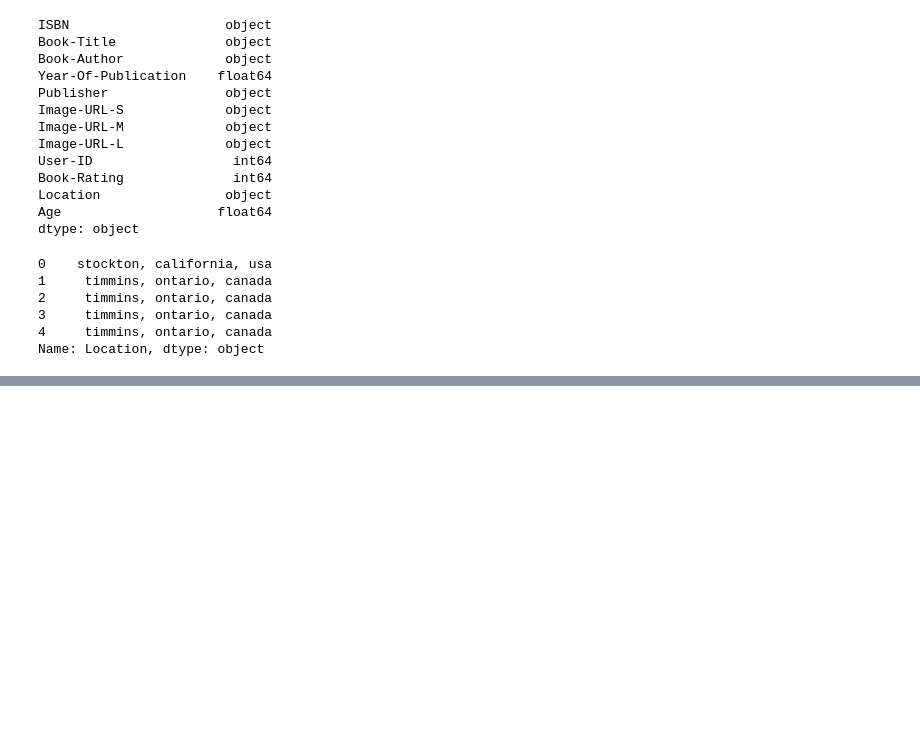
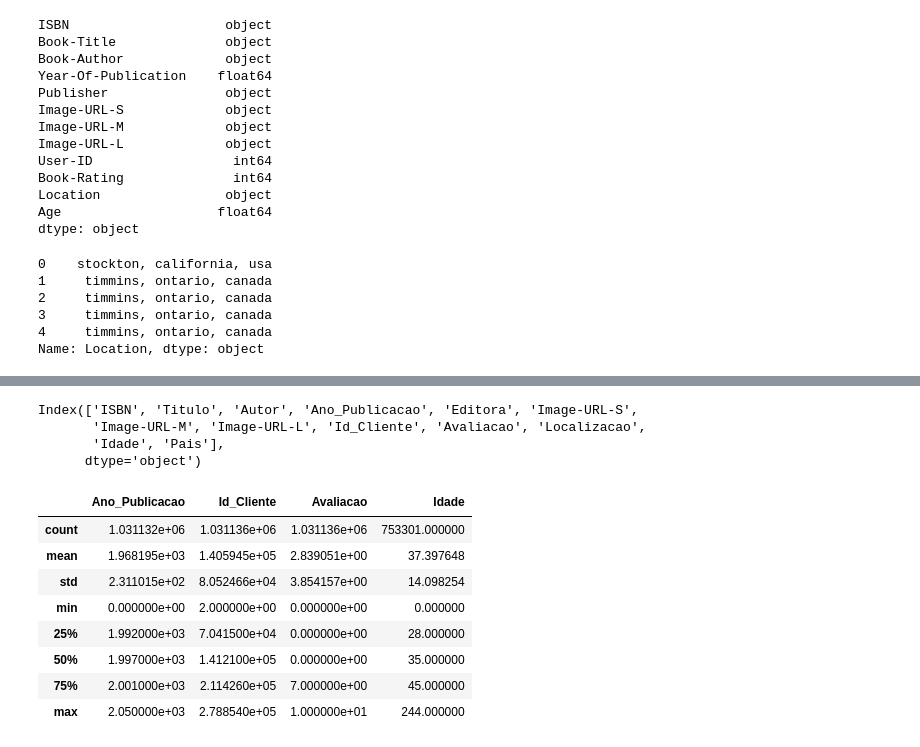
Before and after one commit to williansjaime/sistemaderecomendacaolivro, a Jupyter notebook: codigoRecomendacao.ipynb, the cells around one changed output, grey strips where cells are left out. Cells and saved outputs as stored; diff of their text form; code cells hidden in the pictures; blank space fills up the shorter version.

```diff
--- a/codigoRecomendacao.ipynb
+++ b/codigoRecomendacao.ipynb
@@ -209,0 +267,37 @@ Name: Location, dtype: object
+# %%
+# Unicos
+Tab_Cruzada.nunique()
+# Renomar as colunas
+Tab_Cruzada.rename(
+    columns={
+        'Book-Title' : 'Titulo',
+        'Book-Author' : 'Autor',
+        'Year-Of-Publication' : 'Ano_Publicacao',
+        'Publisher' : 'Editora',
+        'User-ID' :'Id_Cliente',
+        'Book-Rating' : 'Avaliacao',
+        'Location' : 'Localizacao',
+        'Age' : 'Idade'
+    }, inplace=True
+)
+
+# Verificar
+Tab_Cruzada.columns
+# %% [output]
+Index(['ISBN', 'Titulo', 'Autor', 'Ano_Publicacao', 'Editora', 'Image-URL-S',
+       'Image-URL-M', 'Image-URL-L', 'Id_Cliente', 'Avaliacao', 'Localizacao',
+       'Idade', 'Pais'],
+      dtype='object')
+# %%
+# Analise descritiva
+Tab_Cruzada.describe()
+# %% [output]
+|  | Ano_Publicacao | Id_Cliente | Avaliacao | Idade |
+| count | 1.031132e+06 | 1.031136e+06 | 1.031136e+06 | 753301.000000 |
+| mean | 1.968195e+03 | 1.405945e+05 | 2.839051e+00 | 37.397648 |
+| std | 2.311015e+02 | 8.052466e+04 | 3.854157e+00 | 14.098254 |
+| min | 0.000000e+00 | 2.000000e+00 | 0.000000e+00 | 0.000000 |
+| 25% | 1.992000e+03 | 7.041500e+04 | 0.000000e+00 | 28.000000 |
+| 50% | 1.997000e+03 | 1.412100e+05 | 0.000000e+00 | 35.000000 |
+| 75% | 2.001000e+03 | 2.114260e+05 | 7.000000e+00 | 45.000000 |
+| max | 2.050000e+03 | 2.788540e+05 | 1.000000e+01 | 244.000000 |
```
Also changed, not shown: parts of 7 cells of this notebook.
